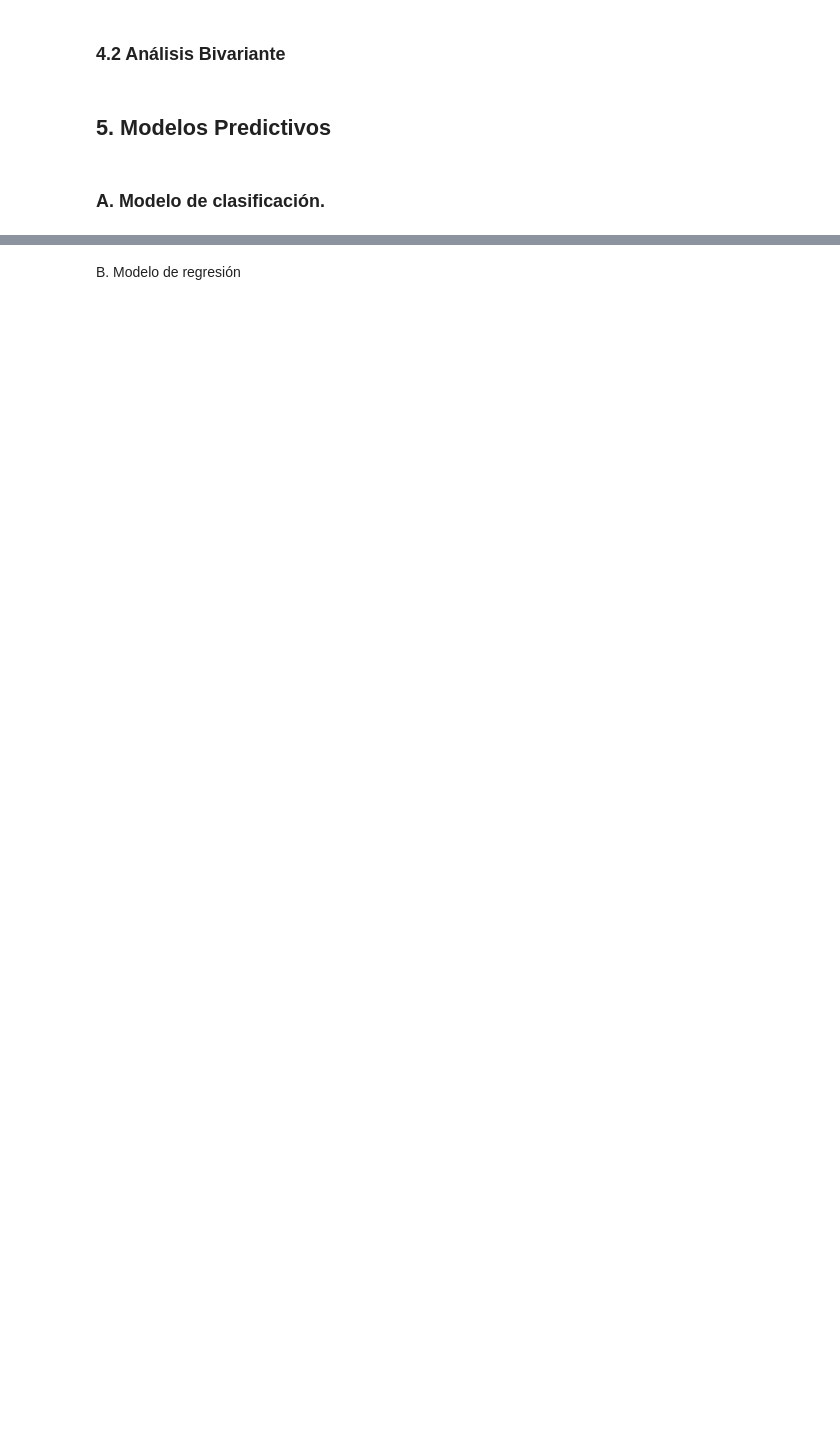
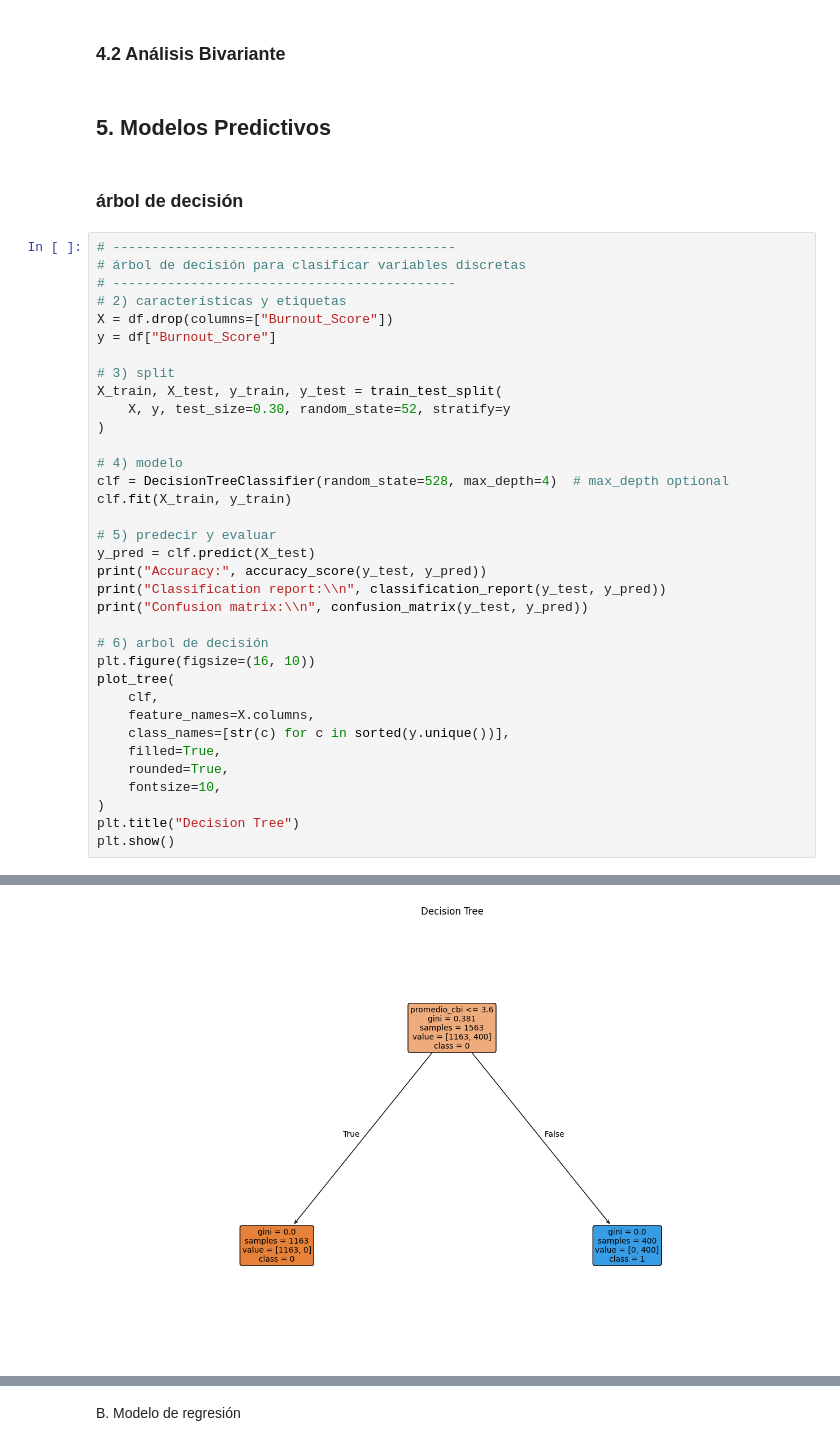
Before and after one commit to davidmejiacascante/next_a7, a Jupyter notebook: Asignatura7.ipynb, the cells around one changed output, grey strips where cells are left out. Drawn from its saved outputs; the diff is of its cells as text; blank space fills up the shorter version.

```diff
--- a/Asignatura7.ipynb
+++ b/Asignatura7.ipynb
@@ -220,5 +223,41 @@ for col in numeric_cols:
 ### 4.2 Análisis Bivariante
 # %% [markdown]
 ## 5. Modelos Predictivos
-# %% [markdown]
-### A. Modelo de clasificación.
+# %% [markdown]
+### árbol de decisión
+# %%
+# --------------------------------------------
+# árbol de decisión para clasificar variables discretas
+# --------------------------------------------
+# 2) características y etiquetas
+X = df.drop(columns=["Burnout_Score"])
+y = df["Burnout_Score"]
+
+# 3) split
+X_train, X_test, y_train, y_test = train_test_split(
+    X, y, test_size=0.30, random_state=52, stratify=y
+)
+
+# 4) modelo
+clf = DecisionTreeClassifier(random_state=528, max_depth=4)  # max_depth optional
+clf.fit(X_train, y_train)
+
+# 5) predecir y evaluar
+y_pred = clf.predict(X_test)
+print("Accuracy:", accuracy_score(y_test, y_pred))
+print("Classification report:\\n", classification_report(y_test, y_pred))
+print("Confusion matrix:\\n", confusion_matrix(y_test, y_pred))
+
+# 6) arbol de decisión
+plt.figure(figsize=(16, 10))
+plot_tree(
+    clf,
+    feature_names=X.columns,
+    class_names=[str(c) for c in sorted(y.unique())],
+    filled=True,
+    rounded=True,
+    fontsize=10,
+)
+plt.title("Decision Tree")
+plt.show()
+# %% [output]
@@ -224,0 +276 @@ for col in numeric_cols:
+[figure, added]
```
Also changed, not shown: parts of 20 cells of this notebook, 4 other files.
